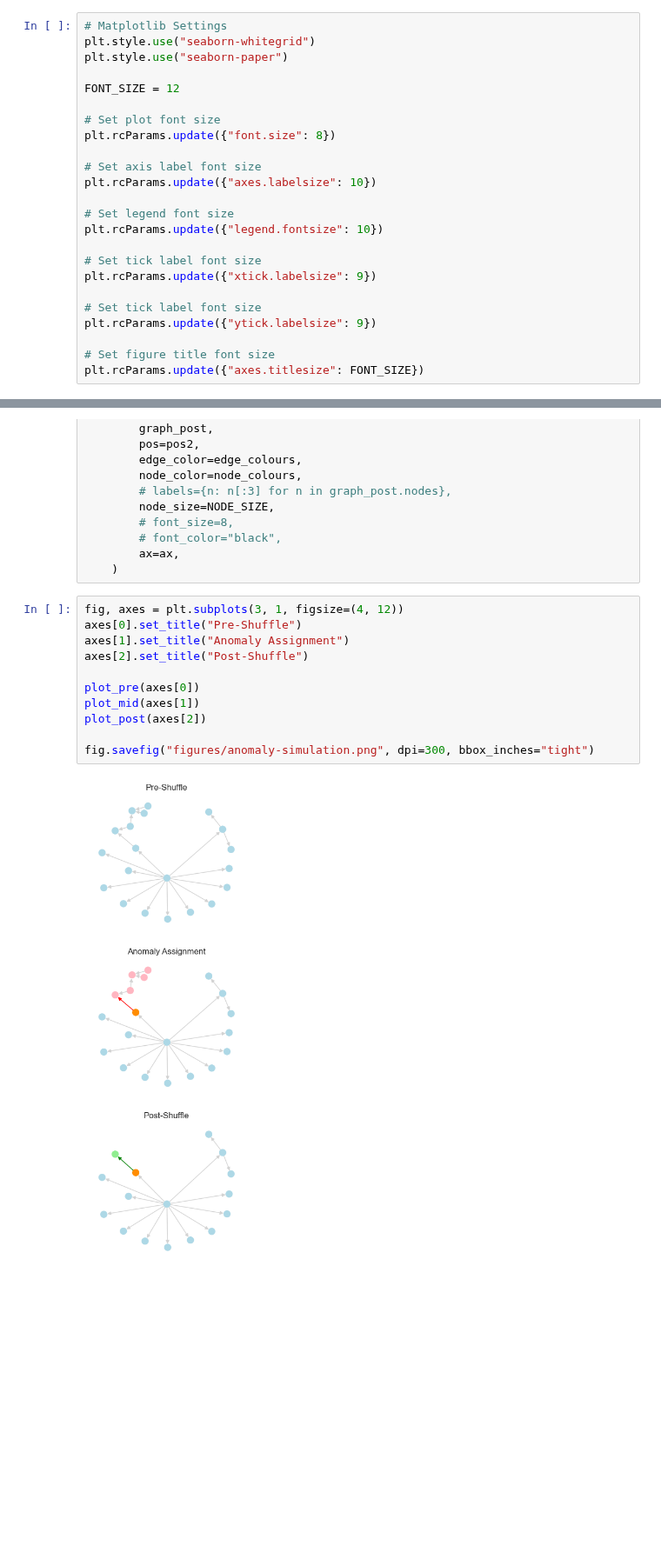
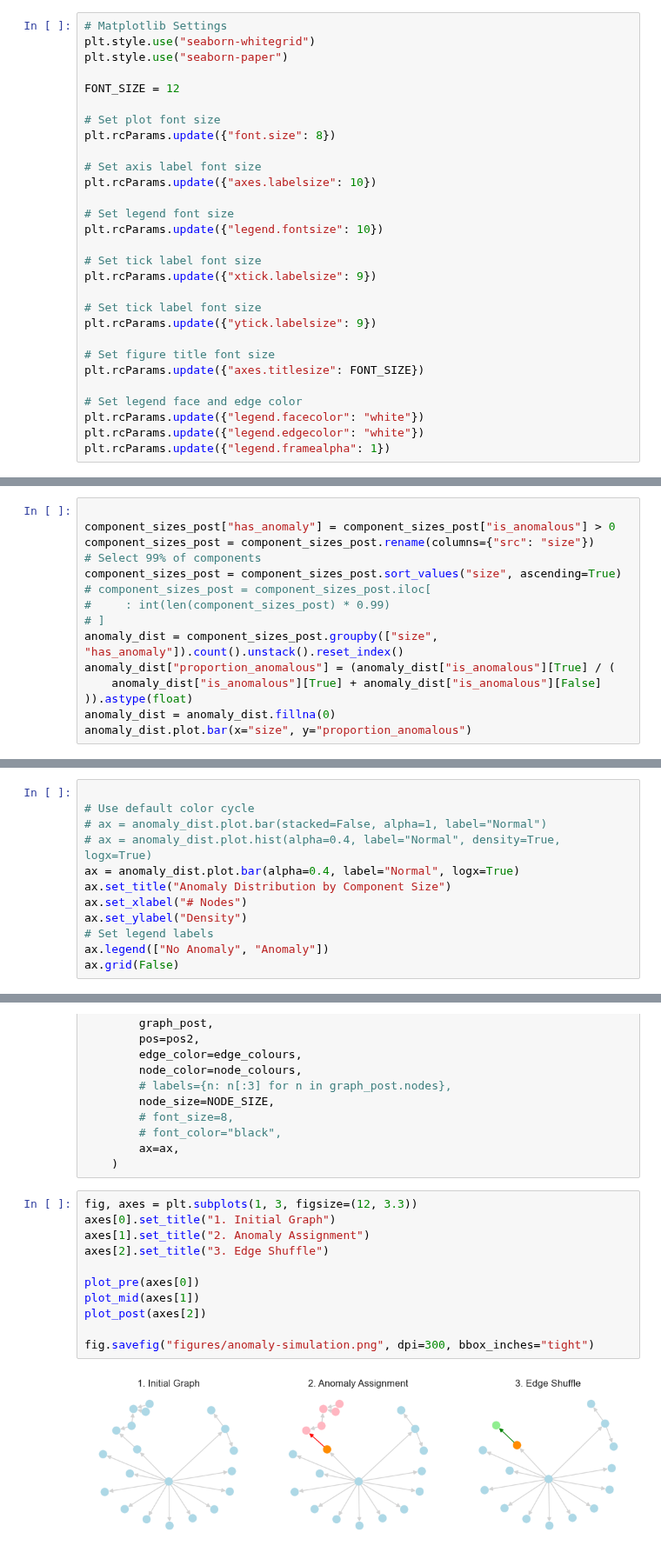
Before and after one commit to domvwt/msc-thesis, a Jupyter notebook: notebooks/18-graph-visualisation.ipynb, the cells around one changed output, grey strips where cells are left out. Shown at 87% size. Drawn from its saved outputs; the diff is of its cells as text; blank space fills up the shorter version.

```diff
--- a/notebooks/18-graph-visualisation.ipynb
+++ b/notebooks/18-graph-visualisation.ipynb
@@ -40,6 +40,11 @@ plt.rcParams.update({"ytick.labelsize": 9})
 
 # Set figure title font size
 plt.rcParams.update({"axes.titlesize": FONT_SIZE})
+
+# Set legend face and edge color
+plt.rcParams.update({"legend.facecolor": "white"})
+plt.rcParams.update({"legend.edgecolor": "white"})
+plt.rcParams.update({"legend.framealpha": 1})
 # %%
 conf_dict = yaml.safe_load(Path("config/conf.yaml").read_text())
 # %%
@@ -109,0 +135,15 @@ anomaly_dist.plot.hist(bins=20, alpha=0.5, label="Normal")
+# %%
+
+component_sizes_post["has_anomaly"] = component_sizes_post["is_anomalous"] > 0
+component_sizes_post = component_sizes_post.rename(columns={"src": "size"})
+# Select 99% of components
+component_sizes_post = component_sizes_post.sort_values("size", ascending=True)
+# component_sizes_post = component_sizes_post.iloc[
+#     : int(len(component_sizes_post) * 0.99)
+# ]
+anomaly_dist = component_sizes_post.groupby(["size", "has_anomaly"]).count().unstack().reset_index()
+anomaly_dist["proportion_anomalous"] = (anomaly_dist["is_anomalous"][True] / (
+    anomaly_dist["is_anomalous"][True] + anomaly_dist["is_anomalous"][False]
+)).astype(float)
+anomaly_dist = anomaly_dist.fillna(0)
+anomaly_dist.plot.bar(x="size", y="proportion_anomalous")
@@ -110,3 +201,15 @@ anomaly_dist.plot.hist(bins=20, alpha=0.5, label="Normal")
+# %%
+
+# Use default color cycle
+# ax = anomaly_dist.plot.bar(stacked=False, alpha=1, label="Normal")
+# ax = anomaly_dist.plot.hist(alpha=0.4, label="Normal", density=True, logx=True)
+ax = anomaly_dist.plot.bar(alpha=0.4, label="Normal", logx=True)
+ax.set_title("Anomaly Distribution by Component Size")
+ax.set_xlabel("# Nodes")
+ax.set_ylabel("Density")
+# Set legend labels
+ax.legend(["No Anomaly", "Anomaly"])
+ax.grid(False)
 # %%
 component_sizes_post
 # %% [output]
@@ -338,15 +437,15 @@ def plot_post(ax):
         ax=ax,
     )
 # %%
-fig, axes = plt.subplots(3, 1, figsize=(4, 12))
-axes[0].set_title("Pre-Shuffle")
-axes[1].set_title("Anomaly Assignment")
-axes[2].set_title("Post-Shuffle")
+fig, axes = plt.subplots(1, 3, figsize=(12, 3.3))
+axes[0].set_title("1. Initial Graph")
+axes[1].set_title("2. Anomaly Assignment")
+axes[2].set_title("3. Edge Shuffle")
 
 plot_pre(axes[0])
 plot_mid(axes[1])
 plot_post(axes[2])
 
 fig.savefig("figures/anomaly-simulation.png", dpi=300, bbox_inches="tight")
 # %% [output]
-[figure, old version]
+[figure, new version]
```
Also changed, not shown: parts of 8 cells of this notebook, 28 other files.
